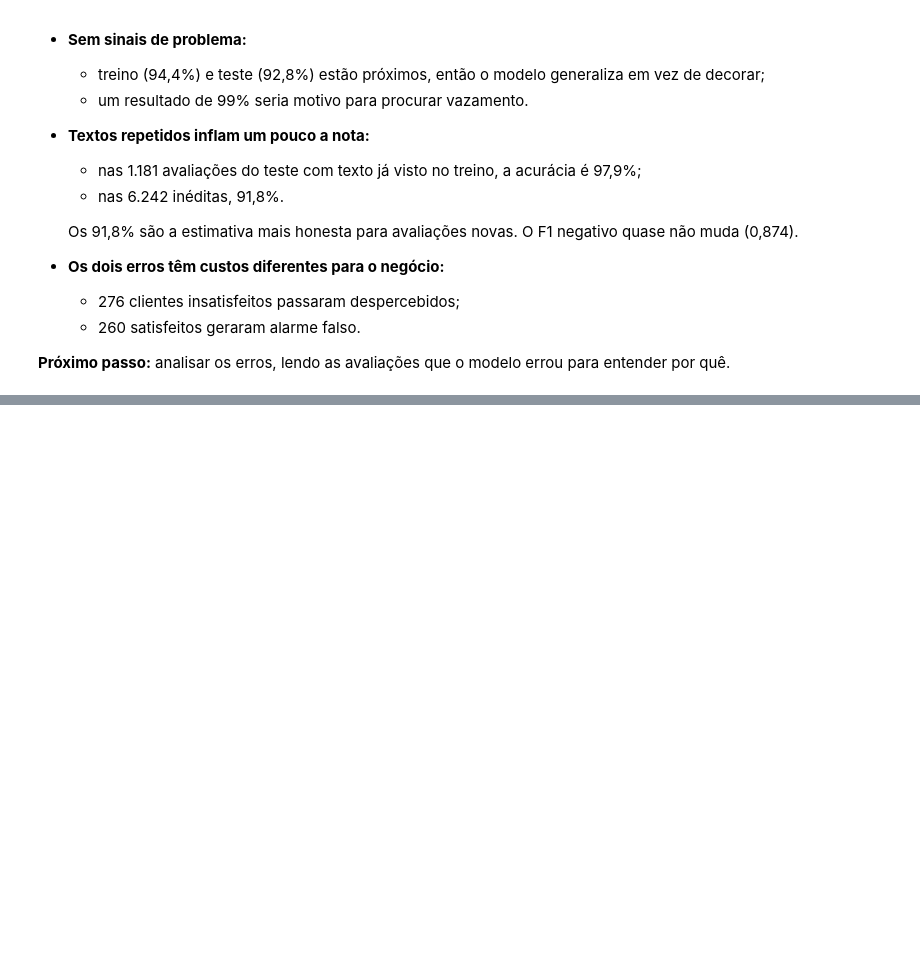
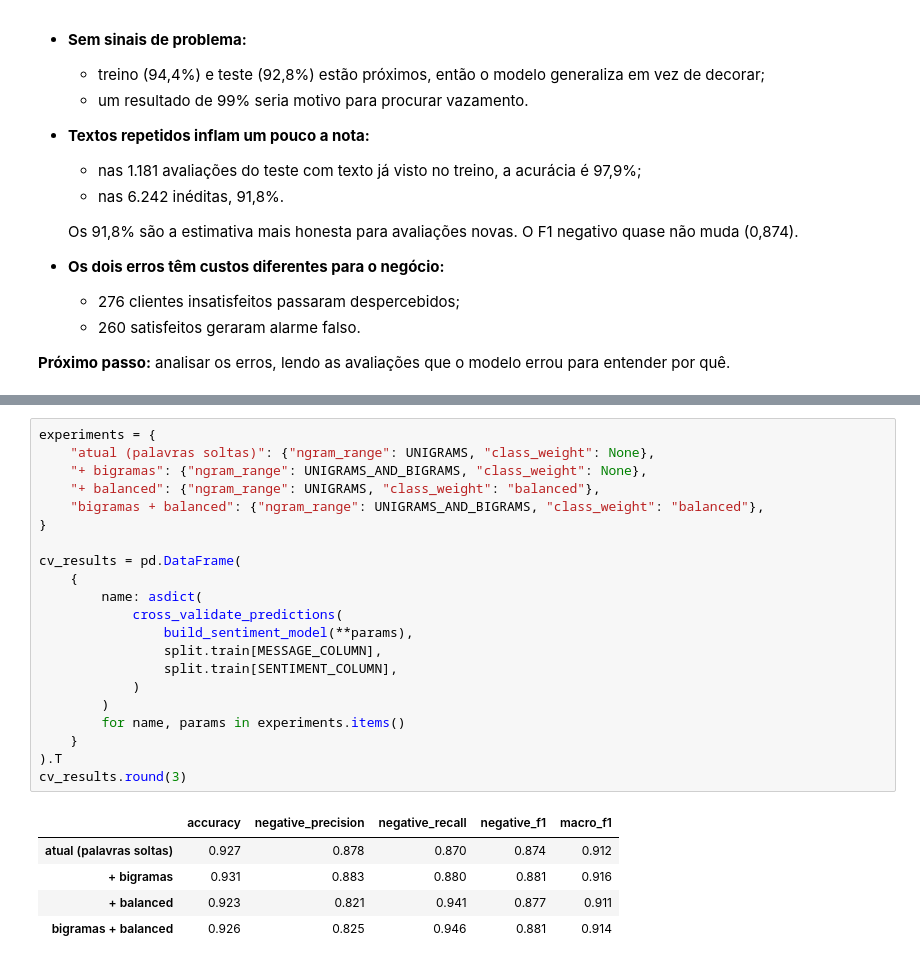
Before and after one commit to baxelin/delivery-ai, a Jupyter notebook: notebooks/v1_sentimento.ipynb, the cells around one changed output, grey strips where cells are left out. Drawn from its saved outputs; the diff is of its cells as text; blank space fills up the shorter version.

```diff
--- a/notebooks/v1_sentimento.ipynb
+++ b/notebooks/v1_sentimento.ipynb
@@ -965,0 +962,27 @@ word_weights[["problema", "problemas", "defeito", "reclamar", "nada"]].round(2).
+# %%
+experiments = {
+    "atual (palavras soltas)": {"ngram_range": UNIGRAMS, "class_weight": None},
+    "+ bigramas": {"ngram_range": UNIGRAMS_AND_BIGRAMS, "class_weight": None},
+    "+ balanced": {"ngram_range": UNIGRAMS, "class_weight": "balanced"},
+    "bigramas + balanced": {"ngram_range": UNIGRAMS_AND_BIGRAMS, "class_weight": "balanced"},
+}
+
+cv_results = pd.DataFrame(
+    {
+        name: asdict(
+            cross_validate_predictions(
+                build_sentiment_model(**params),
+                split.train[MESSAGE_COLUMN],
+                split.train[SENTIMENT_COLUMN],
+            )
+        )
+        for name, params in experiments.items()
+    }
+).T
+cv_results.round(3)
+# %% [output]
+|  | accuracy | negative_precision | negative_recall | negative_f1 | macro_f1 |
+| atual (palavras soltas) | 0.927 | 0.878 | 0.870 | 0.874 | 0.912 |
+| + bigramas | 0.931 | 0.883 | 0.880 | 0.881 | 0.916 |
+| + balanced | 0.923 | 0.821 | 0.941 | 0.877 | 0.911 |
+| bigramas + balanced | 0.926 | 0.825 | 0.946 | 0.881 | 0.914 |
```
Also changed, not shown: parts of 36 cells of this notebook.
